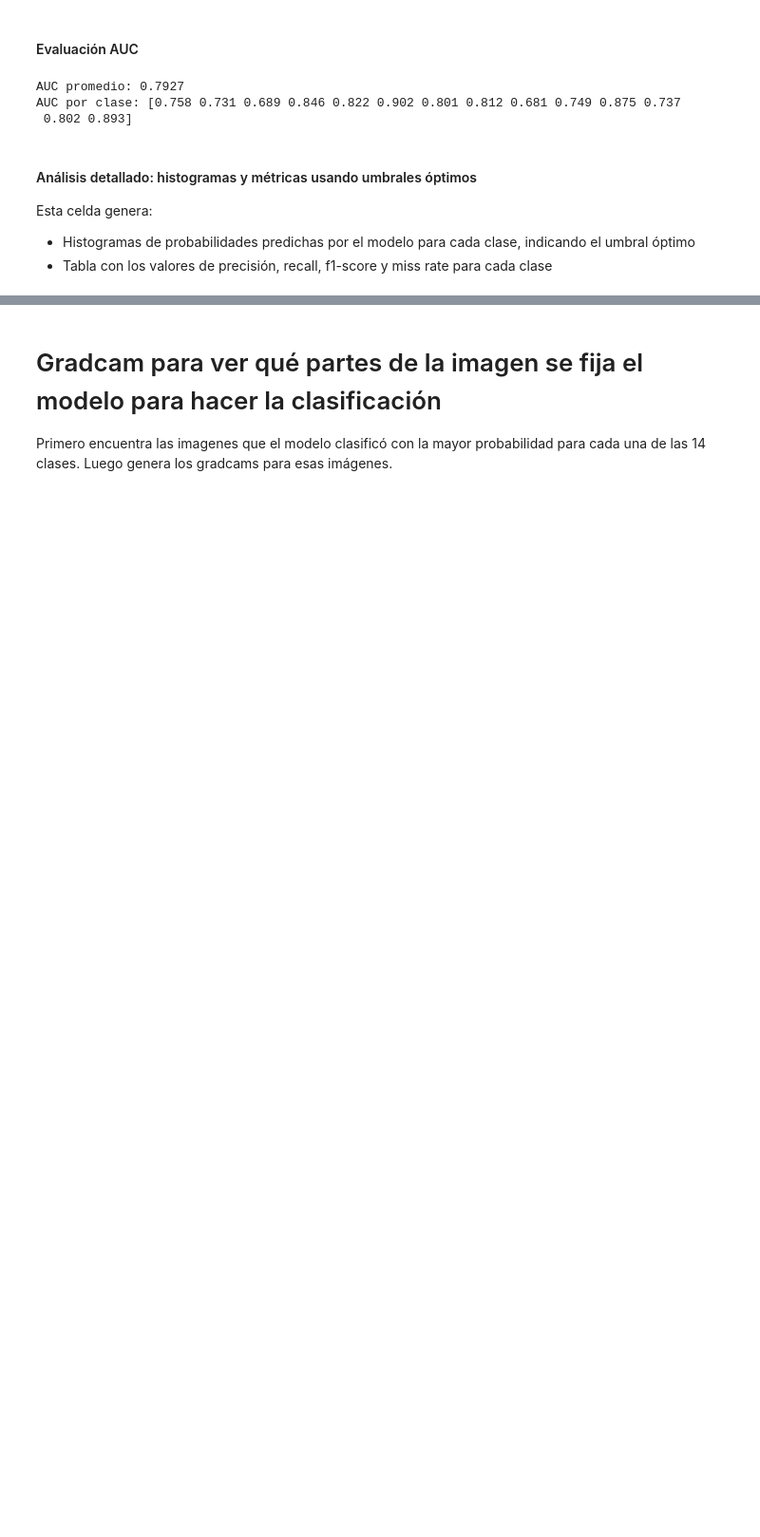
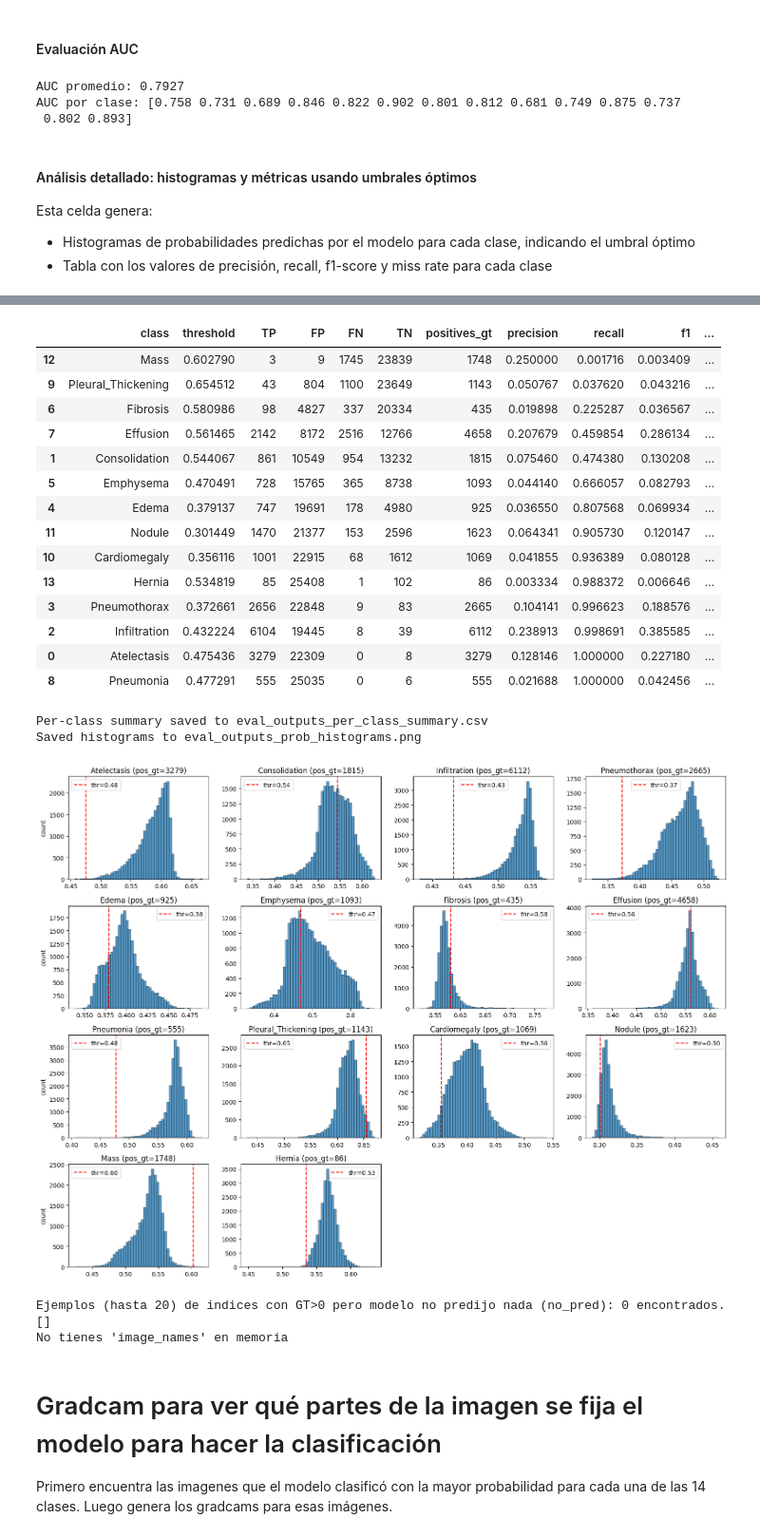
Before and after one commit to jperrachon/ProyectoCNN, a Jupyter notebook: mainPipeline.ipynb, the cells around one changed output, grey strips where cells are left out. Shown at 95% size. Cells and saved outputs as stored; diff of their text form; code cells hidden in the pictures; blank space fills up the shorter version.

```diff
--- a/mainPipeline.ipynb
+++ b/mainPipeline.ipynb
@@ -703,7 +726,6 @@ for i in range(C):
     sns.histplot(probs[:, i], bins=50, kde=False, stat='count', ax=ax)
     ax.axvline(thresholds_array[i], color='red', linestyle='--', label=f"thr={thresholds_array[i]:.2f}")
     ax.set_title(f"{class_names[i]} (pos_gt={int(labels[:,i].sum())})")
-    ax.set_xlim(0,1)
     if i % ncols == 0:
         ax.set_ylabel("count")
     else:
@@ -738,3 +760,4 @@ try:
     print(f"Saved sample summary with image names to {OUT_PREFIX}_sample_summary_with_names.csv")
 except NameError:
     print("No tienes 'image_names' en memoria")
+# %% [output]
@@ -741,3 +781,24 @@ except NameError:
+|  | class | threshold | TP | FP | FN | TN | positives_gt | precision | recall | f1 | ... |
+| 12 | Mass | 0.602790 | 3 | 9 | 1745 | 23839 | 1748 | 0.250000 | 0.001716 | 0.003409 | ... |
+| 9 | Pleural_Thickening | 0.654512 | 43 | 804 | 1100 | 23649 | 1143 | 0.050767 | 0.037620 | 0.043216 | ... |
+| 6 | Fibrosis | 0.580986 | 98 | 4827 | 337 | 20334 | 435 | 0.019898 | 0.225287 | 0.036567 | ... |
+| 7 | Effusion | 0.561465 | 2142 | 8172 | 2516 | 12766 | 4658 | 0.207679 | 0.459854 | 0.286134 | ... |
+| 1 | Consolidation | 0.544067 | 861 | 10549 | 954 | 13232 | 1815 | 0.075460 | 0.474380 | 0.130208 | ... |
+| 5 | Emphysema | 0.470491 | 728 | 15765 | 365 | 8738 | 1093 | 0.044140 | 0.666057 | 0.082793 | ... |
+| 4 | Edema | 0.379137 | 747 | 19691 | 178 | 4980 | 925 | 0.036550 | 0.807568 | 0.069934 | ... |
+| 11 | Nodule | 0.301449 | 1470 | 21377 | 153 | 2596 | 1623 | 0.064341 | 0.905730 | 0.120147 | ... |
+| 10 | Cardiomegaly | 0.356116 | 1001 | 22915 | 68 | 1612 | 1069 | 0.041855 | 0.936389 | 0.080128 | ... |
+| 13 | Hernia | 0.534819 | 85 | 25408 | 1 | 102 | 86 | 0.003334 | 0.988372 | 0.006646 | ... |
+| 3 | Pneumothorax | 0.372661 | 2656 | 22848 | 9 | 83 | 2665 | 0.104141 | 0.996623 | 0.188576 | ... |
+| 2 | Infiltration | 0.432224 | 6104 | 19445 | 8 | 39 | 6112 | 0.238913 | 0.998691 | 0.385585 | ... |
+| 0 | Atelectasis | 0.475436 | 3279 | 22309 | 0 | 8 | 3279 | 0.128146 | 1.000000 | 0.227180 | ... |
+| 8 | Pneumonia | 0.477291 | 555 | 25035 | 0 | 6 | 555 | 0.021688 | 1.000000 | 0.042456 | ... |
+Per-class summary saved to eval_outputs_per_class_summary.csv
+Saved histograms to eval_outputs_prob_histograms.png
+[figure, added]
+Ejemplos (hasta 20) de indices con GT>0 pero modelo no predijo nada (no_pred): 0 encontrados.
+[]
+No tienes 'image_names' en memoria
 # %% [markdown]
 # Gradcam para ver qué partes de la imagen se fija el modelo para hacer la clasificación
 
```
Also changed, not shown: parts of 9 cells of this notebook.
